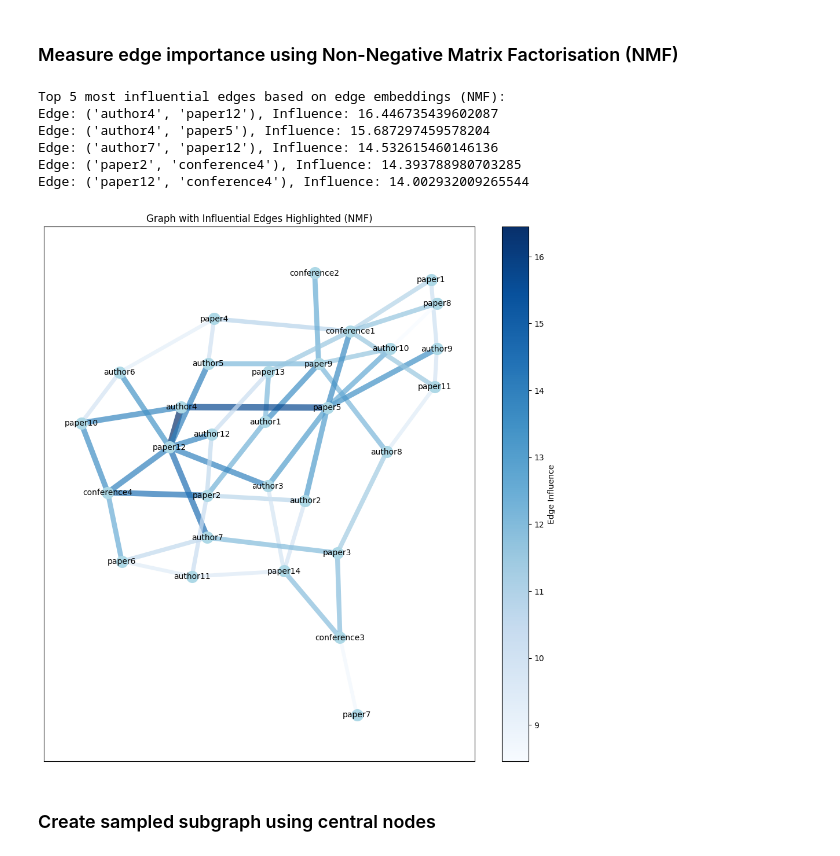
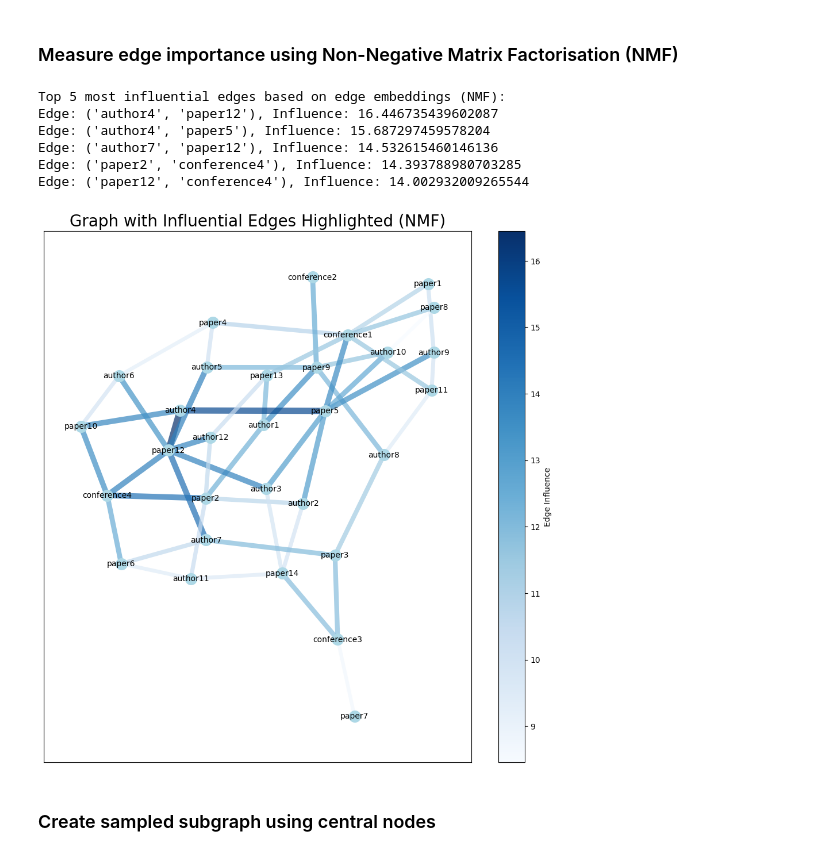
Before and after one commit to RahinAshraf/Unsupervised-Heterogenous-Pruning, a Jupyter notebook: PRJ_Code/Node2Vec_30_node_graph.ipynb, the cells around one changed output. Cells and saved outputs as stored; diff of their text form; code cells hidden in the pictures.

```diff
--- a/PRJ_Code/Node2Vec_30_node_graph.ipynb
+++ b/PRJ_Code/Node2Vec_30_node_graph.ipynb
@@ -357,35 +382,35 @@ for edge, influence in sorted_edges_nmf[:top_k]:
 
 # Visualize the graph with influential edges highlighted (NMF)
 plt.figure(figsize=(12, 12))
 
 # Adjusting node and edge properties for better visualization
 node_colors = 'lightblue'
 edge_colors_nmf = [edge_influence_nmf[edge] for edge in G.edges()]
 edge_widths_nmf = [edge_influence_nmf[edge] * 0.5 for edge in G.edges()]  # Adjust edge width multiplier here
 
 # Draw nodes and edges with thinner widths
 nx.draw_networkx_nodes(G, pos, node_color=node_colors, node_size=200)
 nx.draw_networkx_edges(G, pos, edgelist=edge_influence_nmf.keys(), edge_color=edge_colors_nmf,
                        width=edge_widths_nmf, edge_cmap=plt.cm.Blues, alpha=0.7)
 
 # Add labels to nodes
 nx.draw_networkx_labels(G, pos, font_size=10, font_color='black')
 
 # Add color bar for edge influences
 sm = plt.cm.ScalarMappable(cmap=plt.cm.Blues, norm=plt.Normalize(vmin=min(edge_influence_nmf.values()), vmax=max(edge_influence_nmf.values())))
 sm.set_array([])
 plt.colorbar(sm, label='Edge Influence')
 
-plt.title("Graph with Influential Edges Highlighted (NMF)")
+plt.title("Graph with Influential Edges Highlighted (NMF)", fontsize=20)
 plt.show()
 # %% [output]
 Top 5 most influential edges based on edge embeddings (NMF):
 Edge: ('author4', 'paper12'), Influence: 16.446735439602087
 Edge: ('author4', 'paper5'), Influence: 15.687297459578204
 Edge: ('author7', 'paper12'), Influence: 14.532615460146136
 Edge: ('paper2', 'conference4'), Influence: 14.393788980703285
 Edge: ('paper12', 'conference4'), Influence: 14.002932009265544
-[figure, old version]
+[figure, new version]
 # %% [markdown]
 ### Create sampled subgraph using central nodes
 # %%
```
Also changed, not shown: parts of 9 cells of this notebook, 31 other files.
